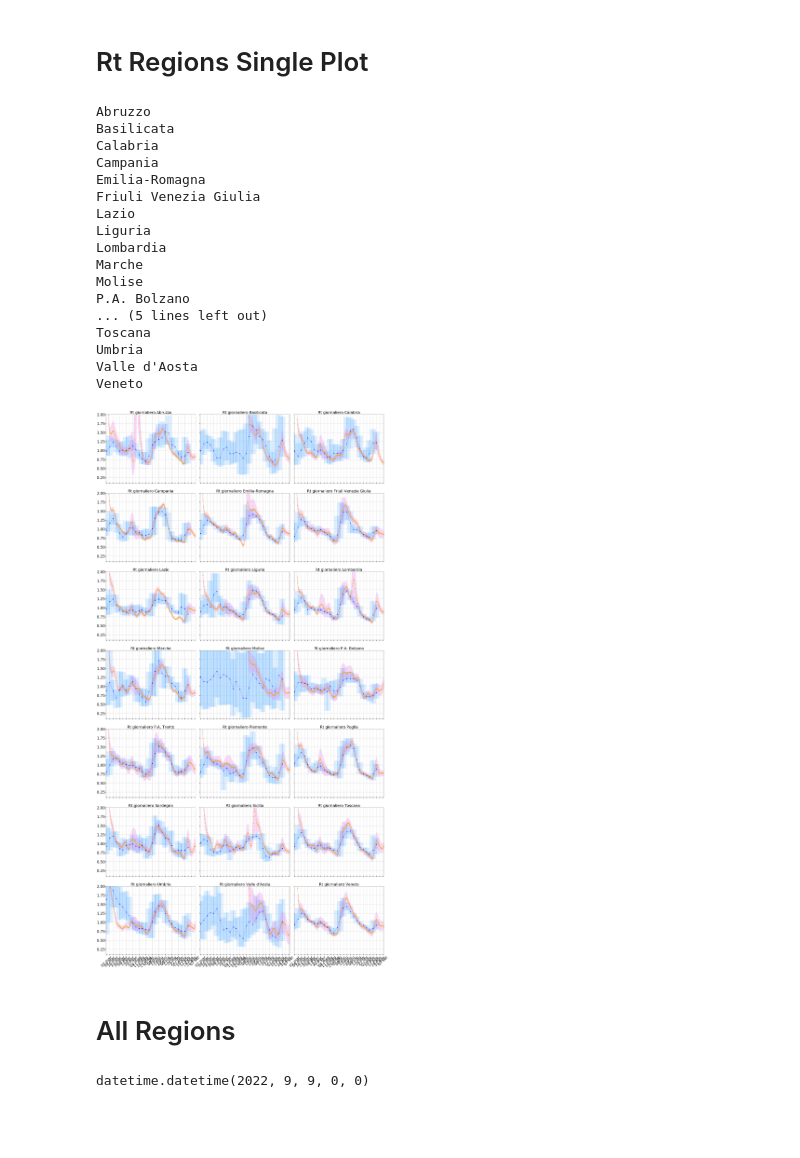
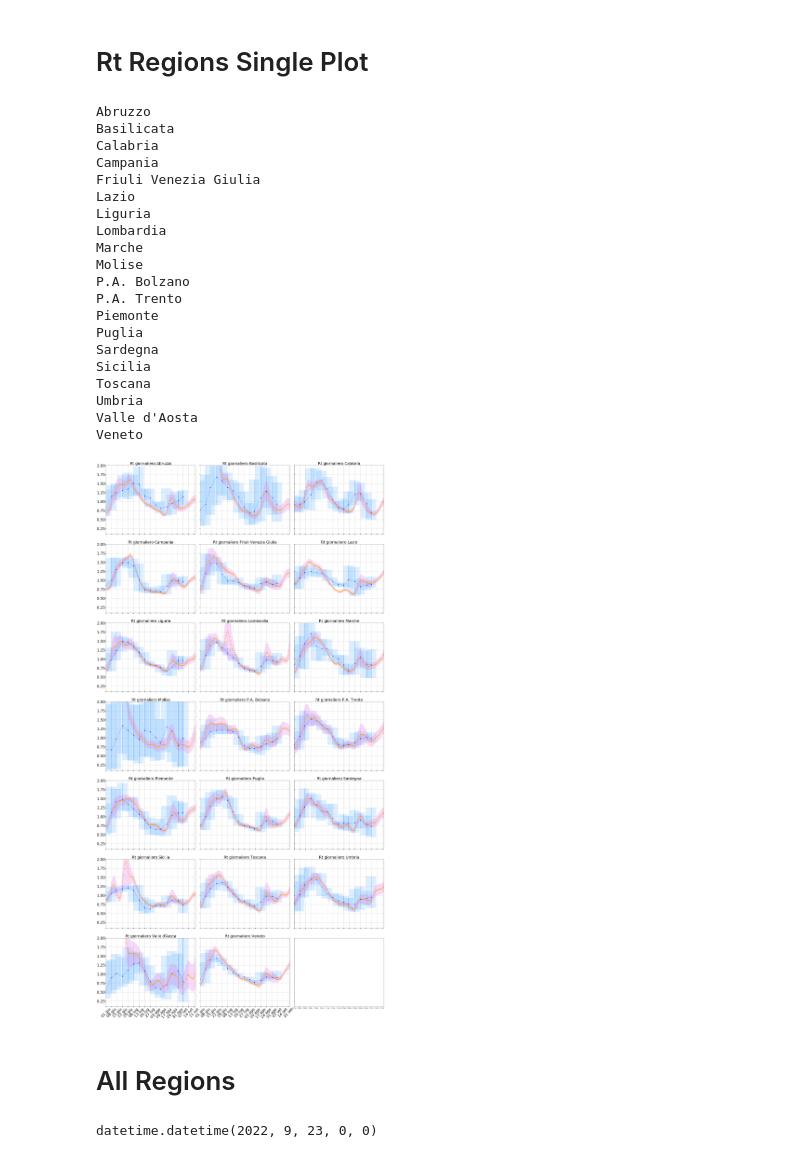
Before and after one commit to tomorrowdata/COVID-19, a Jupyter notebook: notebooks/italy/Rt-all-regions.ipynb, the cells around one changed output. Saved outputs shown, nothing was run; the diff lists cells and outputs as text; code cells hidden in the pictures; blank space fills up the shorter version.

```diff
--- a/notebooks/italy/Rt-all-regions.ipynb
+++ b/notebooks/italy/Rt-all-regions.ipynb
@@ -42,6 +42,6 @@ data_path = "../../data/computed/italy"
 # %%
 DATE = os.environ.get("REF_DATE")
 if DATE is None:
-    DATE = "2022-06-24"
+    DATE = "2022-09-23"
 print(DATE)
 # %% [output]
@@ -362,7 +362,7 @@ def save_single_image(fig):
     rgb_im = im.convert('RGB')
     rgb_im.save(jpg_path, optimize=True, quality=40)
 # %%
-blacklist = [] #['Sicilia', 'Umbria', "Valle d'Aosta", "Veneto"] #'Molise', 'P.A. Bolzano', 'Valle d\'Aosta' #, 'Emilia-Romagna', 'Friuli Venezia Giulia', 'P.A. Trento']
+blacklist = ['Emilia-Romagna'] #['Sicilia', 'Umbria', "Valle d'Aosta", "Veneto"] #'Molise', 'P.A. Bolzano', 'Valle d\'Aosta' #, 'Emilia-Romagna', 'Friuli Venezia Giulia', 'P.A. Trento']
 
 fig, axs = plt.subplots(nrows=7, ncols=3,
                         sharex=True, sharey=True,
@@ -373,37 +373,40 @@ for region, ax in zip([r for r in regions if r not in blacklist], axs.flatten()[
     print(region)
     plot_simulation_results(
         region,
         regional_calc_data,
         ISS_regions_Rt_avg14,
         ISS_regions_Rt_punctual,
-        xmin=datetime(2022,3,1),
+        xmin=datetime(2022,6,1),
         ylim=(0.1,2.0),
         img_file_path_without_extension=None,
         subolot_ax=ax,
         legend_on=False,
         disp_message=False
     )
 
 save_single_image(fig)
 # %% [output]
 Abruzzo
 Basilicata
 Calabria
 Campania
-Emilia-Romagna
 Friuli Venezia Giulia
 Lazio
 Liguria
 Lombardia
 Marche
 Molise
 P.A. Bolzano
-... (5 lines left out)
+P.A. Trento
+Piemonte
+Puglia
+Sardegna
+Sicilia
 Toscana
 Umbria
 Valle d'Aosta
 Veneto
-[figure, old version]
+[figure, new version]
 # %% [markdown]
 # All Regions
 # %%
@@ -418,5 +421,5 @@ Veneto
 # %%
 datetime(*map(int,DATE.split("-")))
 # %% [output]
-datetime.datetime(2022, 9, 9, 0, 0)
+datetime.datetime(2022, 9, 23, 0, 0)
 # %%
```
Also changed, not shown: parts of 8 cells of this notebook, 11 other files.
